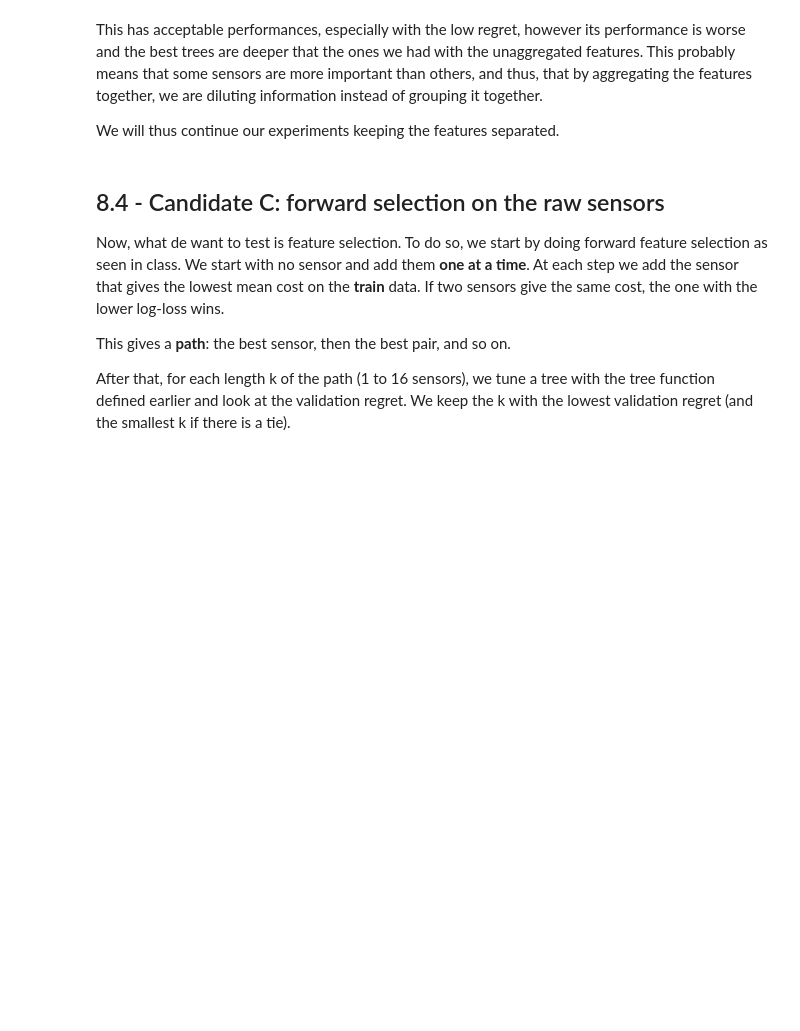
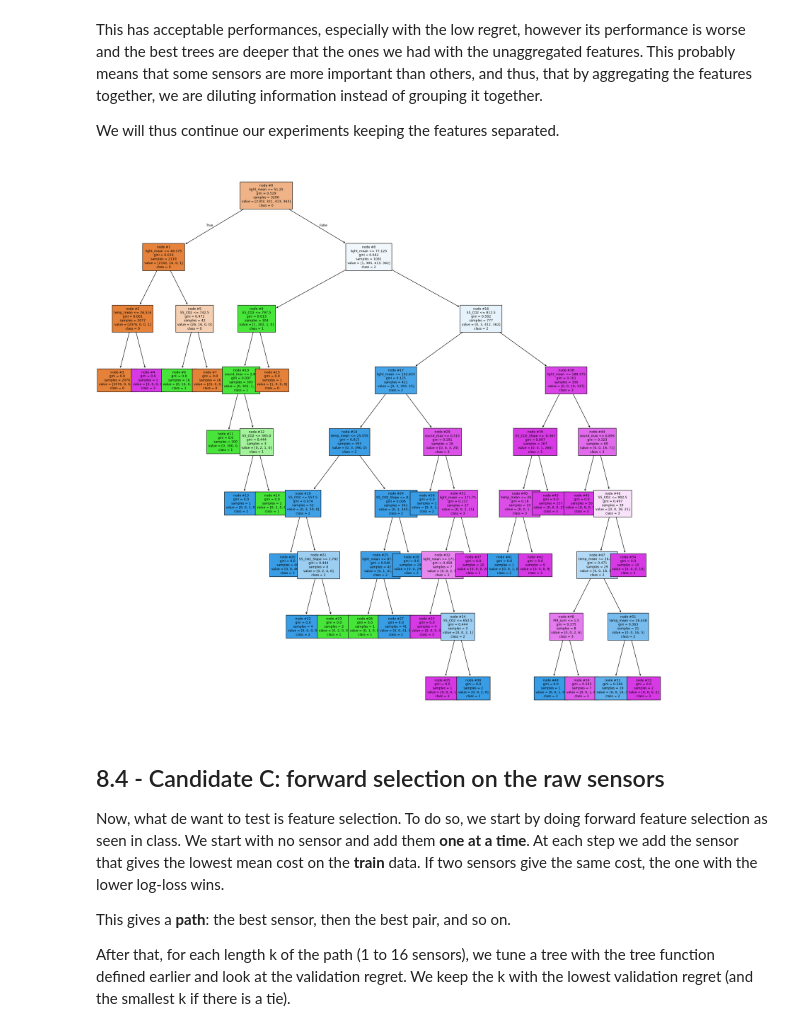
Before and after one commit to Asabourdin/Room_occupancy_prediction, a Jupyter notebook: occupancy_analysis_data.ipynb, the cells around one changed output. Cells and saved outputs as stored; diff of their text form; code cells hidden in the pictures; blank space fills up the shorter version.

```diff
--- a/occupancy_analysis_data.ipynb
+++ b/occupancy_analysis_data.ipynb
@@ -530,6 +537,13 @@ Best settings for B: {'max_depth': 8, 'min_samples_leaf': 1}
 This has acceptable performances, especially with the low regret, however its performance is worse and the best trees are deeper that the ones we had with the unaggregated features. This probably means that some sensors are more important than others, and thus, that by aggregating the features together, we are diluting information instead of grouping it together.
 
 We will thus continue our experiments keeping the features separated.
+# %%
+plt.figure(figsize=(25, 25))
+plot_tree(tree_B, feature_names=cols_B, class_names=["0", "1", "2", "3"],
+          node_ids=True, filled=True, fontsize=8)
+plt.show()
+# %% [output]
+[figure, added]
 # %% [markdown]
 ## 8.4 - Candidate C: forward selection on the raw sensors
 
```
Also changed, not shown: parts of 20 cells of this notebook.
